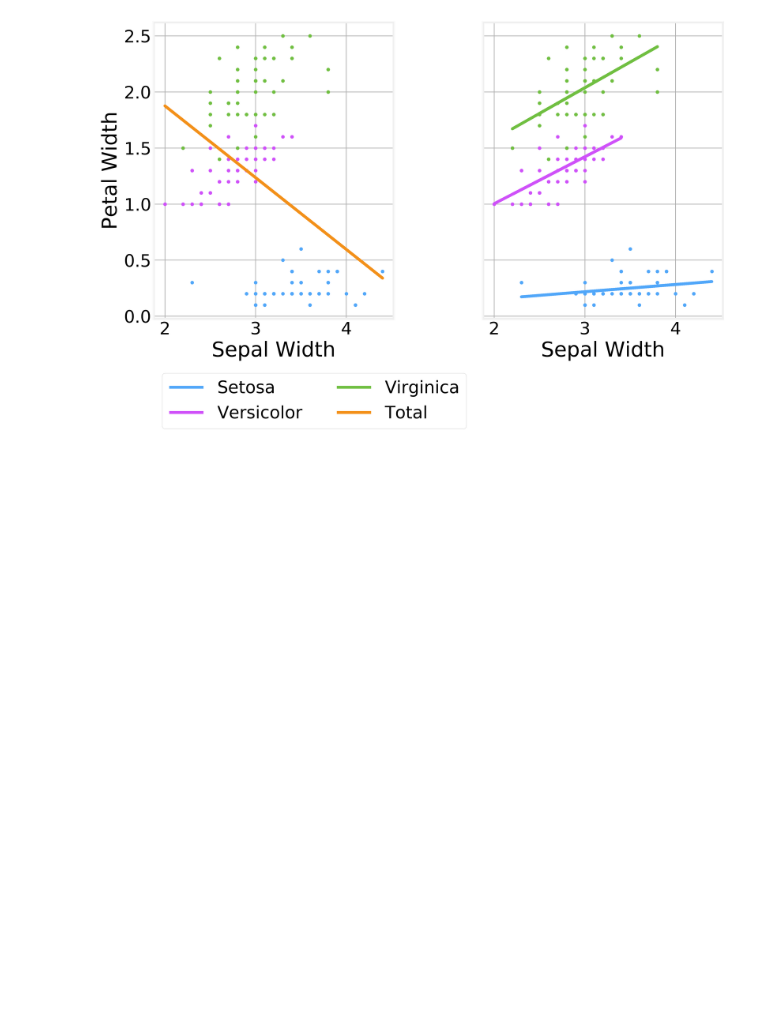
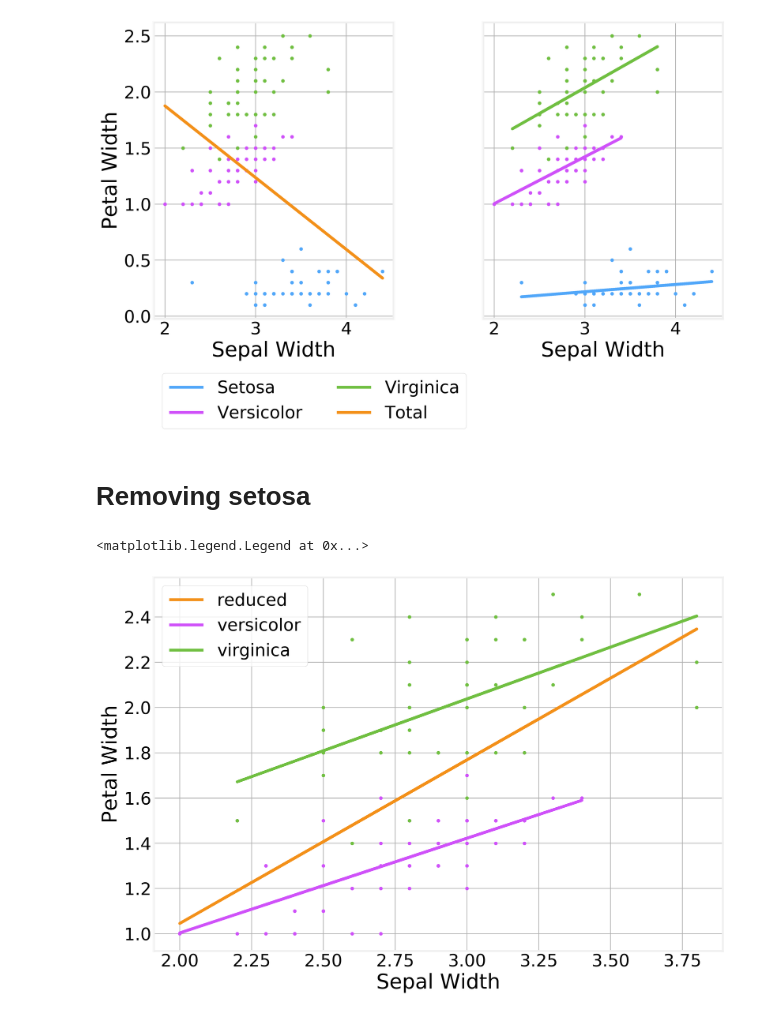
Before and after one commit to DataForScience/Causality, a Jupyter notebook: 1.2 - Simpson's Paradox.ipynb, the cells around one changed output. Cells and saved outputs as stored; diff of their text form; code cells hidden in the pictures; blank space fills up the shorter version.

```diff
--- a/1.2 - Simpson's Paradox.ipynb
+++ b/1.2 - Simpson's Paradox.ipynb
@@ -100,6 +100,31 @@ axs[0].legend(handles = [l1, l2, l3, l4] , labels=['Setosa', 'Versicolor', 'Virg
 # %% [output]
 <matplotlib.legend.Legend at 0x...>
 [figure]
+# %% [markdown]
+# Removing setosa
+# %%
+reduced = iris[iris['species'] != 'setosa'].copy()
+# %%
+lm_reduced = LinearRegression()
+lm_reduced.fit(reduced['sepal_width'].values.reshape(-1,1), reduced['petal_width'])
+y_reduced = lm_reduced.predict(reduced['sepal_width'].values.reshape(-1,1))
+# %%
+fig, axs = plt.subplots(ncols=1, sharey=True)
+
+colors = plt.rcParams['axes.prop_cycle'].by_key()['color']
+
+versicolor.plot.scatter(x='sepal_width', y='petal_width', ax=axs, c=colors[1])
+virginica.plot.scatter(x='sepal_width', y='petal_width', ax=axs, c=colors[2])
+axs.plot(reduced['sepal_width'].values.reshape(-1,1), y_reduced, '-', c=colors[3], label='reduced')
+axs.plot(versicolor['sepal_width'].values.reshape(-1,1), y_versicolor, '-', c=colors[1], label='versicolor')
+axs.plot(virginica['sepal_width'].values.reshape(-1,1), y_virginica, '-', c=colors[2], label='virginica')
+
+axs.set_xlabel('Sepal Width')
+axs.set_ylabel('Petal Width')
+plt.legend()
+# %% [output]
+<matplotlib.legend.Legend at 0x...>
+[figure, added]
 # %% [markdown]
 <div style="width: 100%; overflow: hidden;">
      <img src="data/D4Sci_logo_full.png" alt="Data For Science, Inc" align="center" border="0" width=300px>
```
Also changed, not shown: parts of 2 cells of this notebook.
